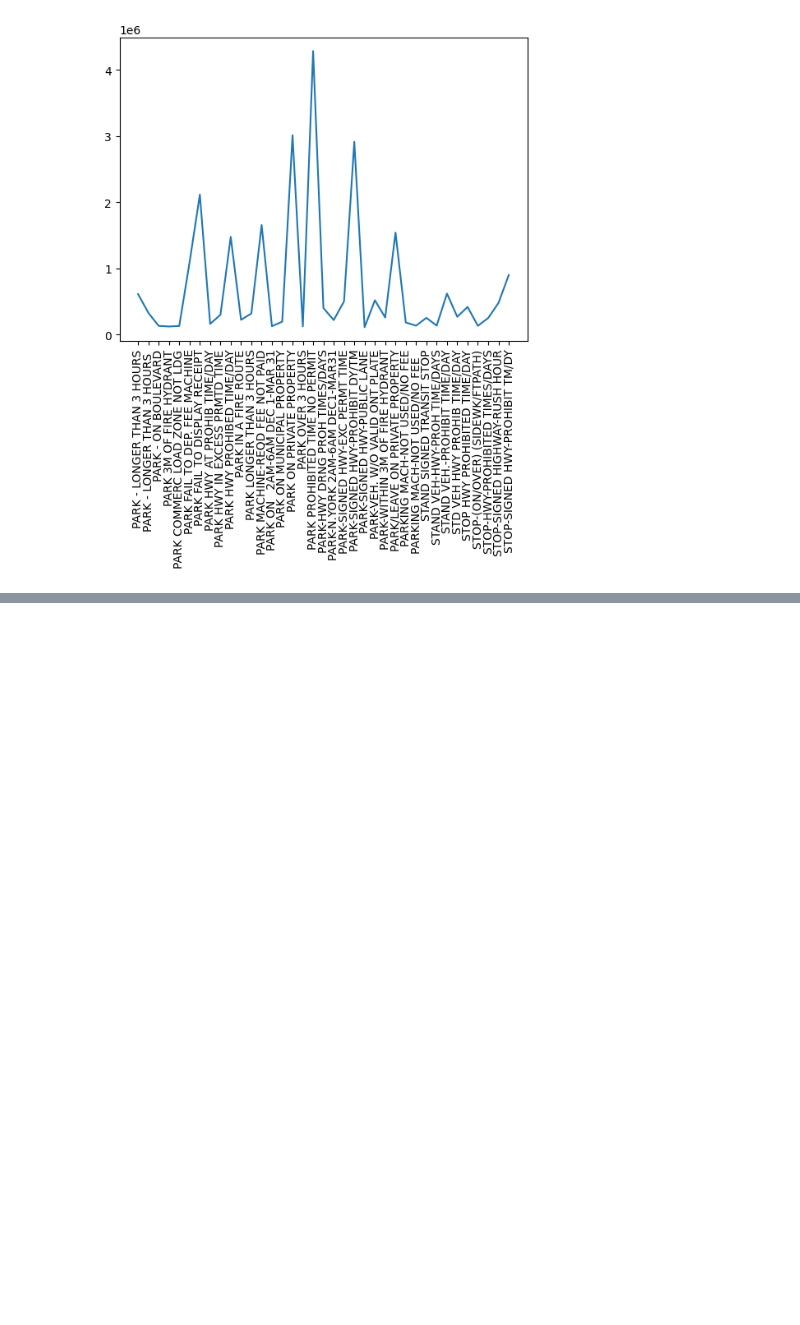
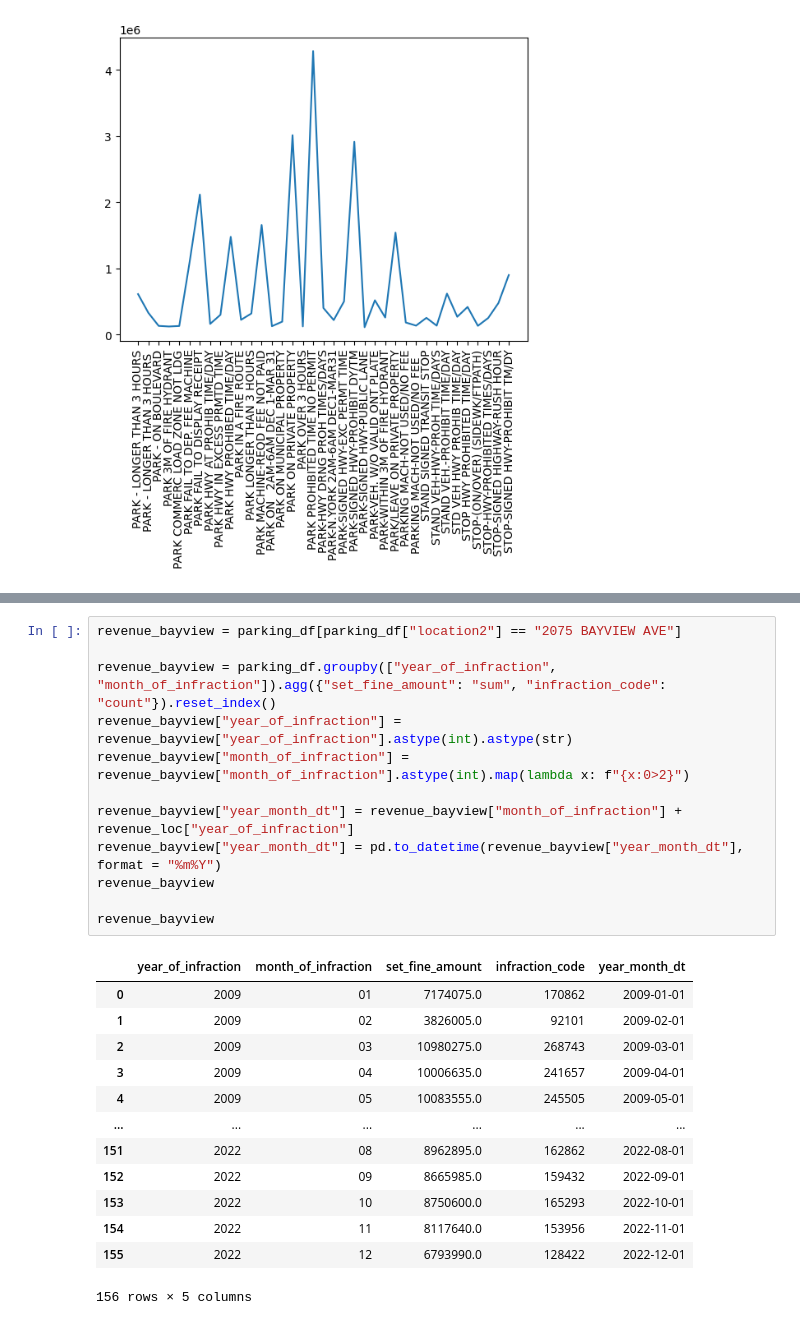
Before and after one commit to sariaslaso/parking_toronto, a Jupyter notebook: data_processing.ipynb, the cells around one changed output, grey strips where cells are left out. Drawn from its saved outputs; the diff is of its cells as text; blank space fills up the shorter version.

```diff
--- a/data_processing.ipynb
+++ b/data_processing.ipynb
@@ -453,0 +506,26 @@ plt.show()
+# %%
+revenue_bayview = parking_df[parking_df["location2"] == "2075 BAYVIEW AVE"]
+
+revenue_bayview = parking_df.groupby(["year_of_infraction", "month_of_infraction"]).agg({"set_fine_amount": "sum", "infraction_code": "count"}).reset_index()
+revenue_bayview["year_of_infraction"] = revenue_bayview["year_of_infraction"].astype(int).astype(str)
+revenue_bayview["month_of_infraction"] = revenue_bayview["month_of_infraction"].astype(int).map(lambda x: f"{x:0>2}")
+
+revenue_bayview["year_month_dt"] = revenue_bayview["month_of_infraction"] + revenue_loc["year_of_infraction"]
+revenue_bayview["year_month_dt"] = pd.to_datetime(revenue_bayview["year_month_dt"], format = "%m%Y")
+revenue_bayview
+
+revenue_bayview
+# %% [output]
+|  | year_of_infraction | month_of_infraction | set_fine_amount | infraction_code | year_month_dt |
+| 0 | 2009 | 01 | 7174075.0 | 170862 | 2009-01-01 |
+| 1 | 2009 | 02 | 3826005.0 | 92101 | 2009-02-01 |
+| 2 | 2009 | 03 | 10980275.0 | 268743 | 2009-03-01 |
+| 3 | 2009 | 04 | 10006635.0 | 241657 | 2009-04-01 |
+| 4 | 2009 | 05 | 10083555.0 | 245505 | 2009-05-01 |
+| ... | ... | ... | ... | ... | ... |
+| 151 | 2022 | 08 | 8962895.0 | 162862 | 2022-08-01 |
+| 152 | 2022 | 09 | 8665985.0 | 159432 | 2022-09-01 |
+| 153 | 2022 | 10 | 8750600.0 | 165293 | 2022-10-01 |
+| 154 | 2022 | 11 | 8117640.0 | 153956 | 2022-11-01 |
+| 155 | 2022 | 12 | 6793990.0 | 128422 | 2022-12-01 |
+156 rows × 5 columns
```
Also changed, not shown: parts of 5 cells of this notebook.
